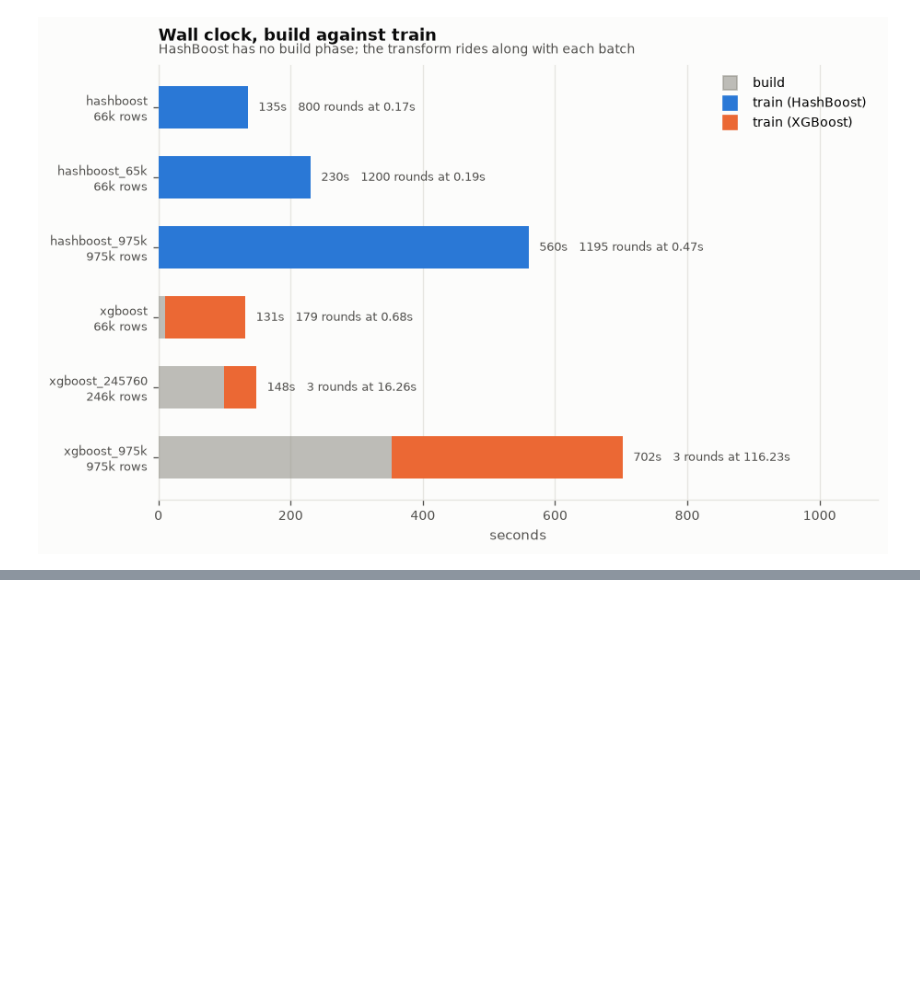
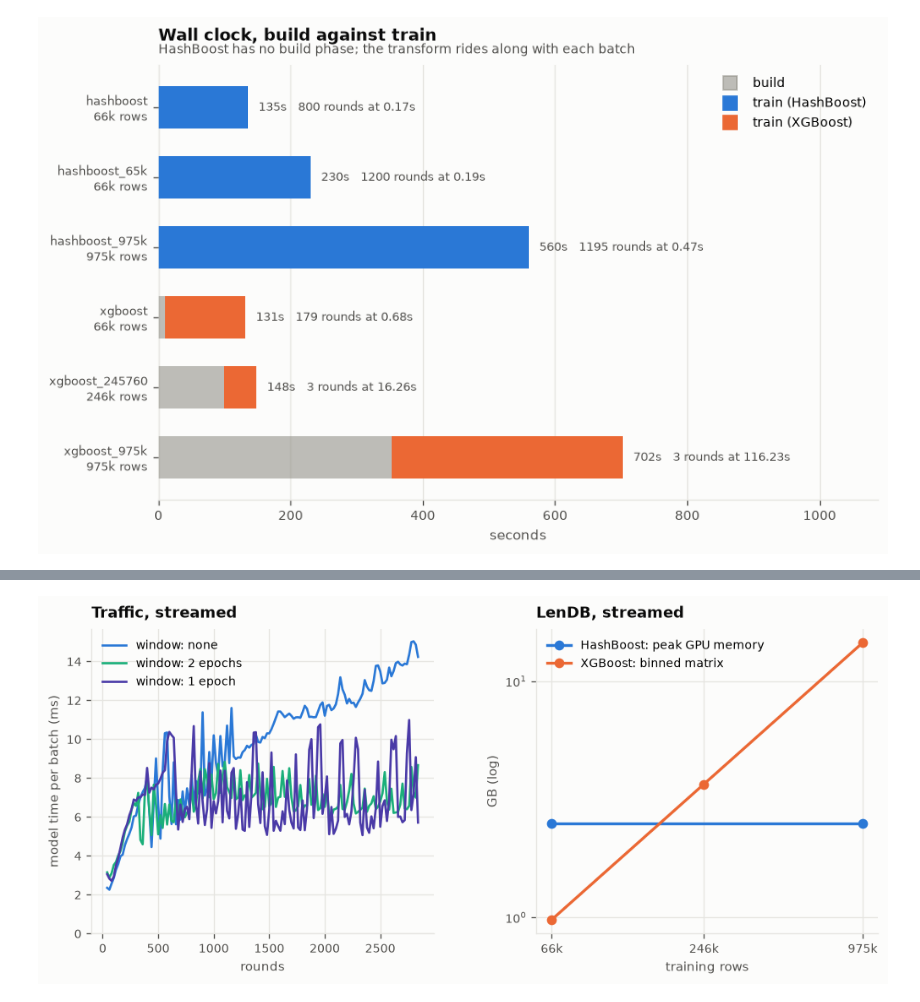
Before and after one commit to minip8/FIT2082, a Jupyter notebook: notebooks/streaming.ipynb, the cells around one changed output, grey strips where cells are left out. Cells and saved outputs as stored; diff of their text form; code cells hidden in the pictures; blank space fills up the shorter version.

```diff
--- a/notebooks/streaming.ipynb
+++ b/notebooks/streaming.ipynb
@@ -711,0 +721,59 @@ plt.show()
+# %%
+FIGURES = Path("../paper/figures")
+
+traffic = json.loads((RESULTS / "Traffic-full-157e54d.json").read_text())
+WINDOWS = {
+    "hashboost": "none",
+    "hashboost_frozen_2ep": "2 epochs",
+    "hashboost_frozen_1ep": "1 epoch",
+}
+SHADES = {
+    "hashboost": BLUE,
+    "hashboost_frozen_2ep": AQUA,
+    "hashboost_frozen_1ep": VIOLET,
+}
+
+fig, axes = plt.subplots(1, 2, figsize=(10.0, 3.9), gridspec_kw={"wspace": 0.3})
+
+ax = axes[0]
+for name, window in WINDOWS.items():
+    timeline = traffic["models"][name]["timeline"]
+    r = np.array([t["round"] for t in timeline])
+    fit = np.array([t["fit_s"] for t in timeline])
+    ax.plot(
+        r[1:],
+        np.diff(fit) / np.diff(r) * 1000,
+        color=SHADES[name],
+        lw=1.6,
+        label=f"window: {window}",
+    )
+ax.set_ylim(bottom=0)
+ax.legend(loc="upper left")
+finish(ax, "Traffic, streamed", xlabel="rounds", ylabel="model time per batch (ms)")
+
+ax = axes[1]
+for engine, g in runs.groupby("engine"):
+    column = "peak_gpu_gb" if engine == "hashboost" else "resident_gb"
+    g = (
+        g.dropna(subset=[column])
+        .sort_values("n_tr")
+        .drop_duplicates("n_tr", keep="last")
+    )
+    label = (
+        "HashBoost: peak GPU memory"
+        if engine == "hashboost"
+        else "XGBoost: binned matrix"
+    )
+    ax.plot(g["n_tr"], g[column], color=ENGINE[engine], marker="o", ms=6, label=label)
+ax.set_xscale("log")
+ax.set_yscale("log")
+ax.set_xticks(sorted(runs["n_tr"].unique()))
+ax.set_xticklabels([rows(n) for n in sorted(runs["n_tr"].unique())])
+ax.minorticks_off()
+ax.legend(loc="upper left")
+finish(ax, "LenDB, streamed", xlabel="training rows", ylabel="GB (log)")
+
+fig.savefig(FIGURES / "scaling.pdf", bbox_inches="tight")
+plt.show()
+# %% [output]
+[figure, added]
```
Also changed, not shown: parts of 1 cell of this notebook, 4 other files.
